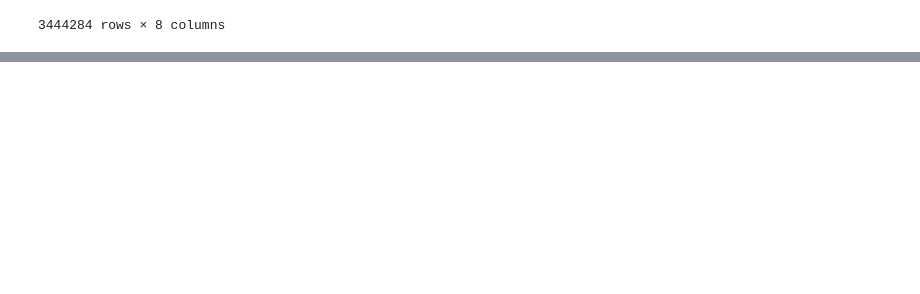
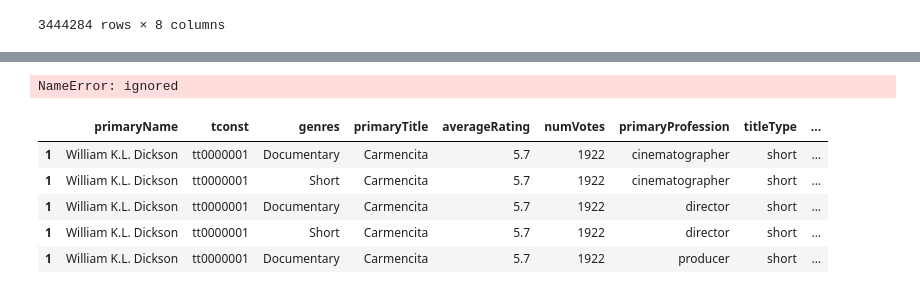
Before and after one commit to chriszapp/Dashboard-Dojo, a Jupyter notebook: project3_geral.ipynb, the cells around one changed output, grey strips where cells are left out. Drawn from its saved outputs; the diff is of its cells as text; code cells hidden in the pictures; blank space fills up the shorter version.

```diff
--- a/project3_geral.ipynb
+++ b/project3_geral.ipynb
@@ -148,0 +138,4 @@ tconst	primaryTitle	startYear	genres	averageRating	numVotes	primaryName	primaryP
+# %%
+movies_adpw_split.to_pickle('/content/movies_imdb.pickle')
+# %% [output]
+NameError: ignored
@@ -148,0 +146,11 @@ tconst	primaryTitle	startYear	genres	averageRating	numVotes	primaryName	primaryP
+# %%
+df_imdb = pd.read_pickle("/content/movies_imdb.pickle")
+# %%
+df_imdb.head()
+# %% [output]
+|  | primaryName | tconst | genres | primaryTitle | averageRating | numVotes | primaryProfession | titleType | ... |
+| 1 | William K.L. Dickson | tt0000001 | Documentary | Carmencita | 5.7 | 1922 | cinematographer | short | ... |
+| 1 | William K.L. Dickson | tt0000001 | Short | Carmencita | 5.7 | 1922 | cinematographer | short | ... |
+| 1 | William K.L. Dickson | tt0000001 | Documentary | Carmencita | 5.7 | 1922 | director | short | ... |
+| 1 | William K.L. Dickson | tt0000001 | Short | Carmencita | 5.7 | 1922 | director | short | ... |
+| 1 | William K.L. Dickson | tt0000001 | Documentary | Carmencita | 5.7 | 1922 | producer | short | ... |
```
Also changed, not shown: parts of 12 cells of this notebook.
